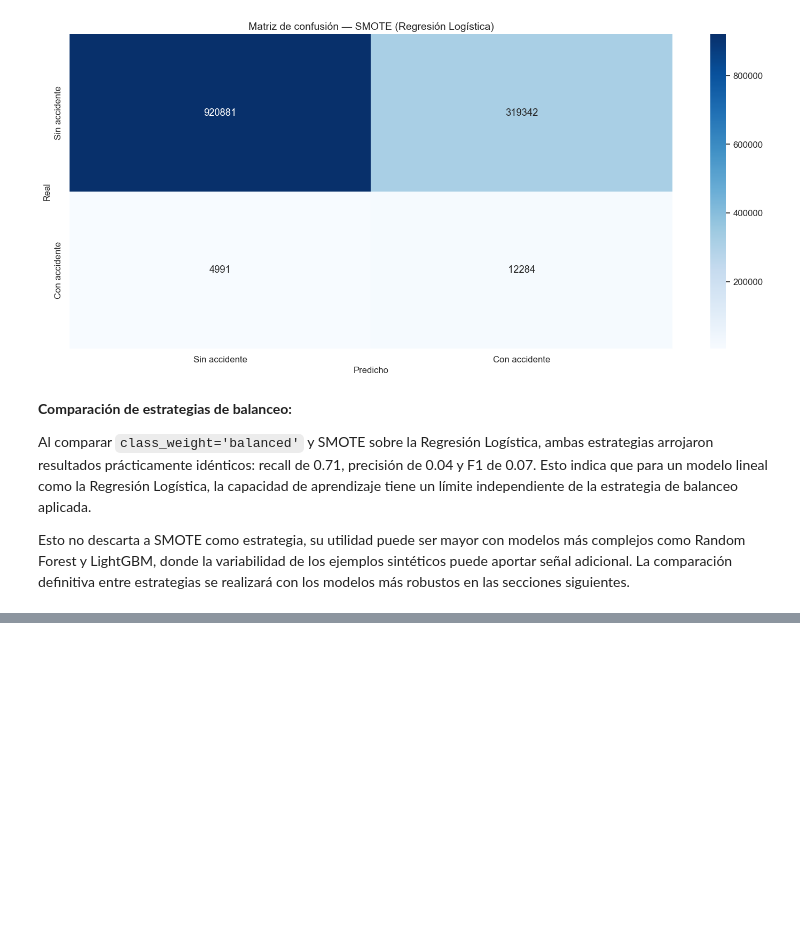
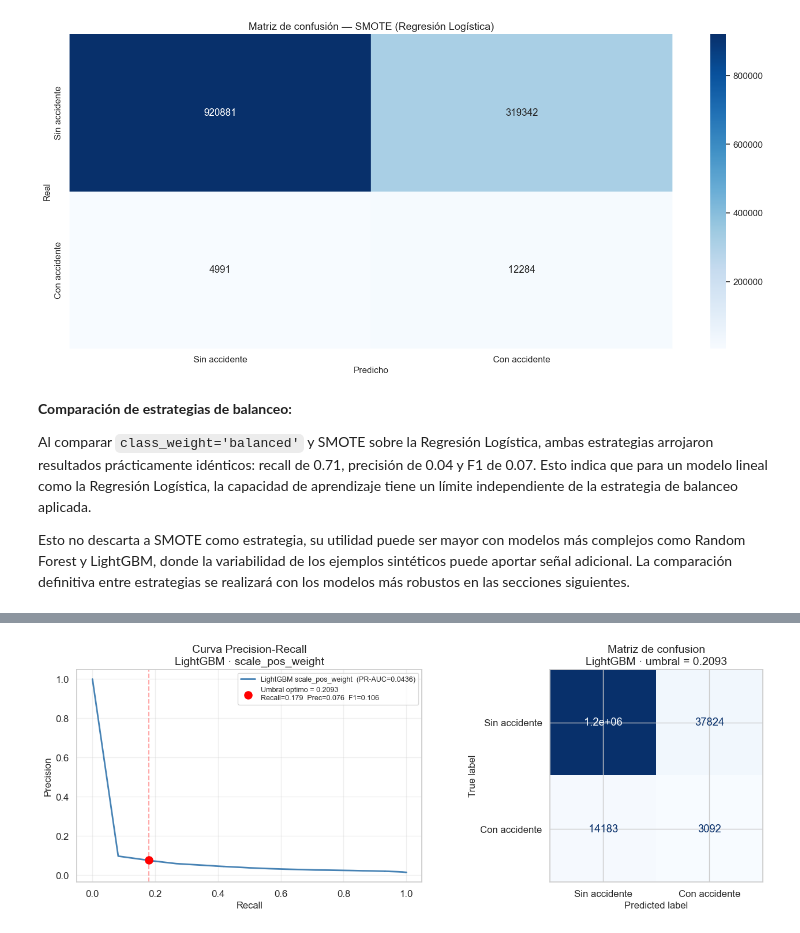
Before and after one commit to SaraMR9/AprendizajeAutomatico, a Jupyter notebook: Notebook.ipynb, the cells around one changed output, grey strips where cells are left out. Cells and saved outputs as stored; diff of their text form; code cells hidden in the pictures; blank space fills up the shorter version.

```diff
--- a/Notebook.ipynb
+++ b/Notebook.ipynb
@@ -3342,0 +3507,84 @@ Esto no descarta a SMOTE como estrategia, su utilidad puede ser mayor con modelo
+# %%
+import numpy as np
+import matplotlib.pyplot as plt
+from sklearn.metrics import (
+    precision_recall_curve, average_precision_score,
+    f1_score, recall_score, precision_score,
+    confusion_matrix, ConfusionMatrixDisplay
+)
+
+# =============================================================================
+# AJUSTE DE UMBRAL — LightGBM · scale_pos_weight
+# El modelo ya fue entrenado (lgb_cw); sus probabilidades estan en y_prob_lgb_cw
+# =============================================================================
+
+# 1. Curva Precision-Recall completa sobre el conjunto de validacion
+precisions, recalls, thresholds = precision_recall_curve(y_val, y_prob_lgb_cw)
+
+# 2. F1 para cada umbral
+#    precision_recall_curve devuelve N+1 puntos; thresholds tiene N elementos
+f1_por_umbral = np.where(
+    (precisions[:-1] + recalls[:-1]) > 0,
+    2 * precisions[:-1] * recalls[:-1] / (precisions[:-1] + recalls[:-1]),
+    0
+)
+
+# 3. Umbral que maximiza F1
+idx_optimo   = f1_por_umbral.argmax()
+umbral_lgb   = thresholds[idx_optimo]
+
+# 4. Predicciones con umbral optimo
+y_pred_lgb_cw_opt = (y_prob_lgb_cw >= umbral_lgb).astype(int)
+
+# 5. Metricas finales
+pr_auc = average_precision_score(y_val, y_prob_lgb_cw)
+rec    = recall_score(y_val, y_pred_lgb_cw_opt)
+prec   = precision_score(y_val, y_pred_lgb_cw_opt, zero_division=0)
+f1     = f1_score(y_val, y_pred_lgb_cw_opt, zero_division=0)
+
+print('=' * 55)
+print('  LightGBM · scale_pos_weight  (umbral optimo)')
+print('=' * 55)
+print(f'  Umbral optimo : {umbral_lgb:.4f}  (vs 0.5 original)')
+print(f'  PR-AUC        : {pr_auc:.4f}')
+print(f'  Recall        : {rec:.4f}')
+print(f'  Precision     : {prec:.4f}')
+print(f'  F1            : {f1:.4f}')
+
+# 6. Visualizaciones
+fig, axes = plt.subplots(1, 2, figsize=(14, 5))
+
+# Panel izq: curva PR con punto optimo marcado
+axes[0].plot(recalls, precisions, color='steelblue', lw=2,
+             label=f'LightGBM scale_pos_weight  (PR-AUC={pr_auc:.4f})')
+axes[0].scatter(recalls[idx_optimo], precisions[idx_optimo],
+                color='red', zorder=5, s=90,
+                label=(
+                    f'Umbral optimo = {umbral_lgb:.4f}\n'
+                    f'Recall={rec:.3f}  Prec={prec:.3f}  F1={f1:.3f}'
+                ))
+axes[0].axvline(recalls[idx_optimo], color='red', linestyle='--', alpha=0.35)
+axes[0].set_xlabel('Recall')
+axes[0].set_ylabel('Precision')
+axes[0].set_title('Curva Precision-Recall\nLightGBM · scale_pos_weight')
+axes[0].legend(fontsize=9)
+axes[0].grid(alpha=0.3)
+
+# Panel der: matriz de confusion con umbral optimo
+cm   = confusion_matrix(y_val, y_pred_lgb_cw_opt)
+disp = ConfusionMatrixDisplay(cm, display_labels=['Sin accidente', 'Con accidente'])
+disp.plot(ax=axes[1], cmap='Blues', colorbar=False)
+axes[1].set_title(f'Matriz de confusion\nLightGBM · umbral = {umbral_lgb:.4f}')
+
+plt.tight_layout()
+plt.show()
+
+# 7. Tabla comparativa: umbral 0.5 vs umbral optimo
+print('\n--- Comparacion de umbrales ---')
+print(f'{"Metrica":<12} {"Umbral 0.50":>12} {"Umbral optimo":>14}')
+print('-' * 40)
+print(f'{"Recall":<12} {"0.0000":>12} {rec:>14.4f}')
+print(f'{"Precision":<12} {"0.0000":>12} {prec:>14.4f}')
+print(f'{"F1":<12} {"0.0000":>12} {f1:>14.4f}')
+print(f'{"PR-AUC":<12} {"0.0436":>12} {pr_auc:>14.4f}  (igual, independiente del umbral)')
+# %% [output]
@@ -3342,0 +3599 @@ Esto no descarta a SMOTE como estrategia, su utilidad puede ser mayor con modelo
+[figure, added]
```
Also changed, not shown: parts of 23 cells of this notebook.
